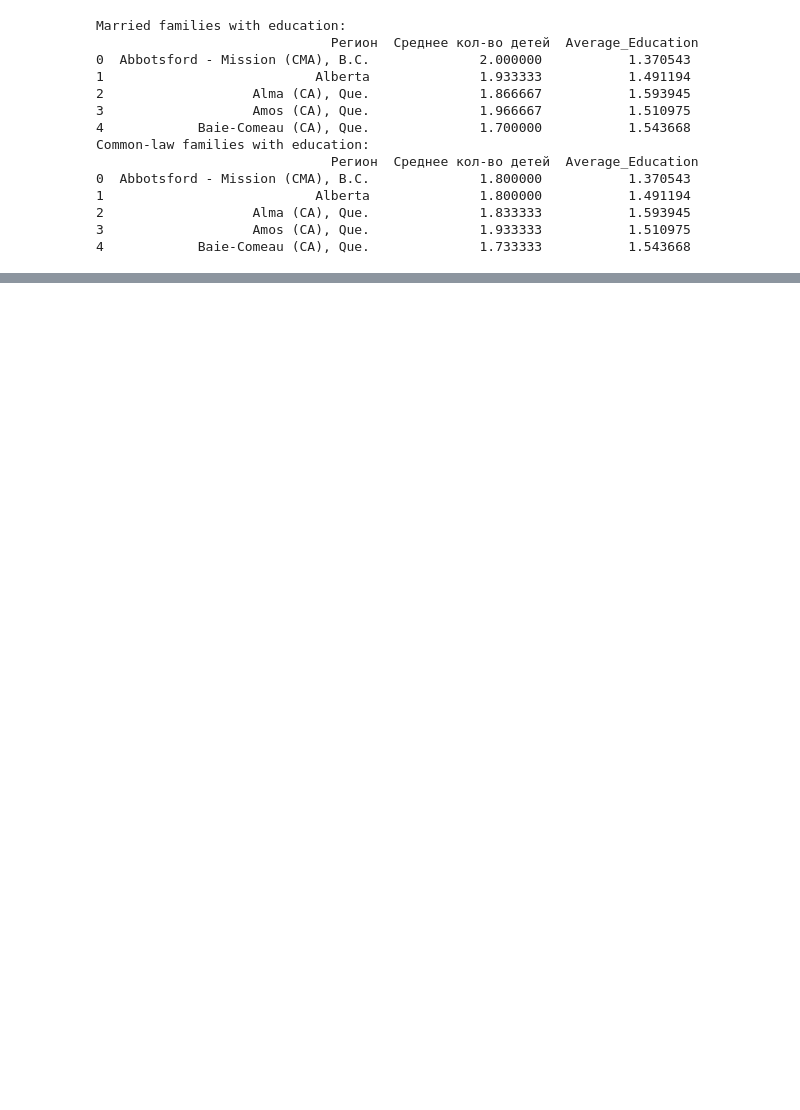
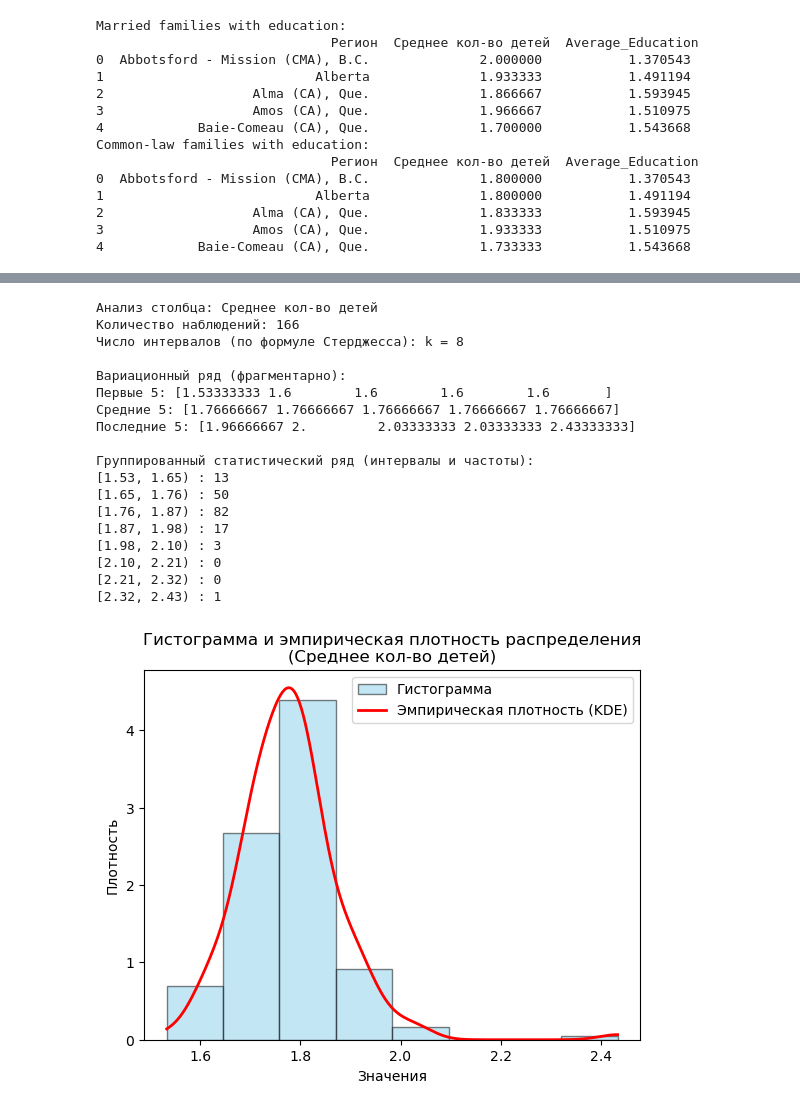
Before and after one commit to Ariiaadna/stat, a Jupyter notebook: PR2.ipynb, the cells around one changed output, grey strips where cells are left out. Drawn from its saved outputs; the diff is of its cells as text; code cells hidden in the pictures; blank space fills up the shorter version.

```diff
--- a/PR2.ipynb
+++ b/PR2.ipynb
@@ -481,0 +571,26 @@ edu_cat
+# %%
+# Передаём датафрейм df_jan_clean и нужный столбец
+variation_series_commonlaw, grouped, kde = analyze_data(
+    commonlaw_df,
+    column="Среднее кол-во детей"
+)
+# %% [output]
+Анализ столбца: Среднее кол-во детей
+Количество наблюдений: 166
+Число интервалов (по формуле Стерджесса): k = 8
+
+Вариационный ряд (фрагментарно):
+Первые 5: [1.53333333 1.6        1.6        1.6        1.6       ]
+Средние 5: [1.76666667 1.76666667 1.76666667 1.76666667 1.76666667]
+Последние 5: [1.96666667 2.         2.03333333 2.03333333 2.43333333]
+
+Группированный статистический ряд (интервалы и частоты):
+[1.53, 1.65) : 13
+[1.65, 1.76) : 50
+[1.76, 1.87) : 82
+[1.87, 1.98) : 17
+[1.98, 2.10) : 3
+[2.10, 2.21) : 0
+[2.21, 2.32) : 0
+[2.32, 2.43) : 1
+[figure, added]
```
Also changed, not shown: parts of 19 cells of this notebook.
